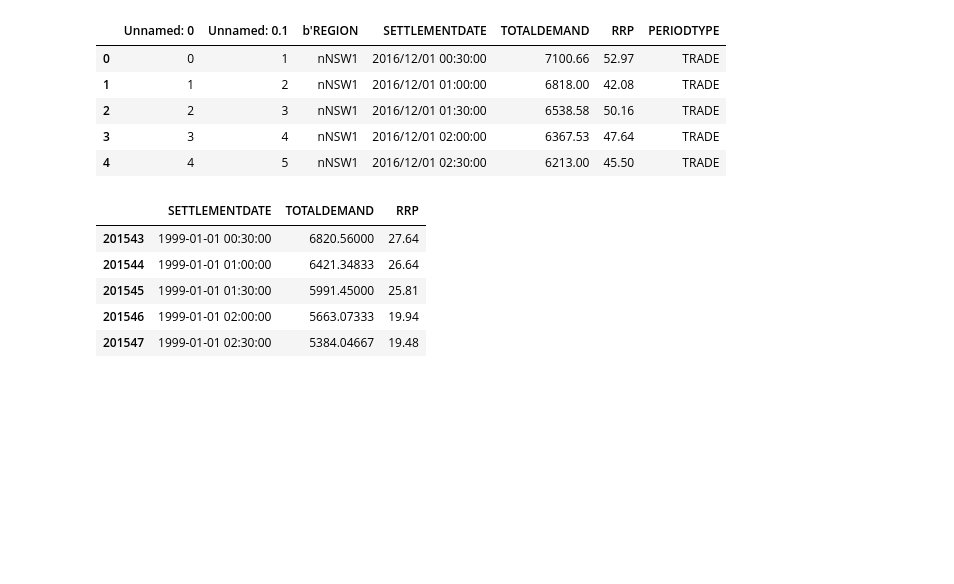
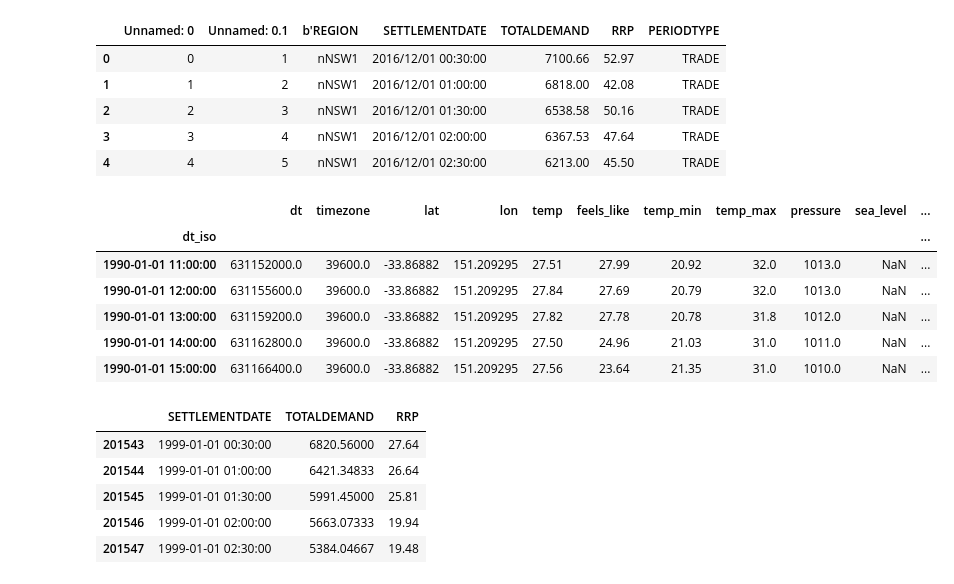
Before and after one commit to milindparvatia/Datathon, a Jupyter notebook: mainFile.ipynb, the cells around one changed output. Saved outputs shown, nothing was run; the diff lists cells and outputs as text; code cells hidden in the pictures; blank space fills up the shorter version.

```diff
--- a/mainFile.ipynb
+++ b/mainFile.ipynb
@@ -28,6 +33,7 @@ from sklearn.model_selection import RandomizedSearchCV
 df = pd.read_csv('main_data/NSW.csv')
 dfmx = pd.read_csv('main_data/NSW_MAX_TEMP/NSW_Data.csv')
 dfmn = pd.read_csv('main_data/NSW_MIN_TEMP/NSW_Data.csv')
+df_temp = pd.read_csv('weather.csv')
 df.head()
 # %% [output]
 |  | Unnamed: 0 | Unnamed: 0.1 | b'REGION | SETTLEMENTDATE | TOTALDEMAND | RRP | PERIODTYPE |
@@ -36,6 +42,20 @@ df.head()
 | 2 | 2 | 3 | nNSW1 | 2016/12/01 01:30:00 | 6538.58 | 50.16 | TRADE |
 | 3 | 3 | 4 | nNSW1 | 2016/12/01 02:00:00 | 6367.53 | 47.64 | TRADE |
 | 4 | 4 | 5 | nNSW1 | 2016/12/01 02:30:00 | 6213.00 | 45.50 | TRADE |
+# %%
+df_temp[['dt_iso']] = pd.to_datetime(df_temp['dt_iso'], cache=True, exact=True, format='%Y-%m-%d %H:%M:%S %z UTC', utc=True)
+df_temp = df_temp.groupby(by='dt_iso').mean()
+df_temp.index = df_temp.index.tz_convert('Australia/Sydney')
+df_temp.index = df_temp.index.strftime('%Y-%m-%d %H:%M:%S')
+df_temp.head()
+# %% [output]
+|  | dt | timezone | lat | lon | temp | feels_like | temp_min | temp_max | pressure | sea_level | ... |
+| dt_iso |  |  |  |  |  |  |  |  |  |  | ... |
+| 1990-01-01 11:00:00 | 631152000.0 | 39600.0 | -33.86882 | 151.209295 | 27.51 | 27.99 | 20.92 | 32.0 | 1013.0 | NaN | ... |
+| 1990-01-01 12:00:00 | 631155600.0 | 39600.0 | -33.86882 | 151.209295 | 27.84 | 27.69 | 20.79 | 32.0 | 1013.0 | NaN | ... |
+| 1990-01-01 13:00:00 | 631159200.0 | 39600.0 | -33.86882 | 151.209295 | 27.82 | 27.78 | 20.78 | 31.8 | 1012.0 | NaN | ... |
+| 1990-01-01 14:00:00 | 631162800.0 | 39600.0 | -33.86882 | 151.209295 | 27.50 | 24.96 | 21.03 | 31.0 | 1011.0 | NaN | ... |
+| 1990-01-01 15:00:00 | 631166400.0 | 39600.0 | -33.86882 | 151.209295 | 27.56 | 23.64 | 21.35 | 31.0 | 1010.0 | NaN | ... |
 # %%
 df = df[['SETTLEMENTDATE','TOTALDEMAND','RRP']]
 df[['SETTLEMENTDATE']] = pd.to_datetime(df['SETTLEMENTDATE'], exact=True, cache=True, format='%Y-%m-%d %H:%M:%S')
```
Also changed, not shown: parts of 16 cells of this notebook.
